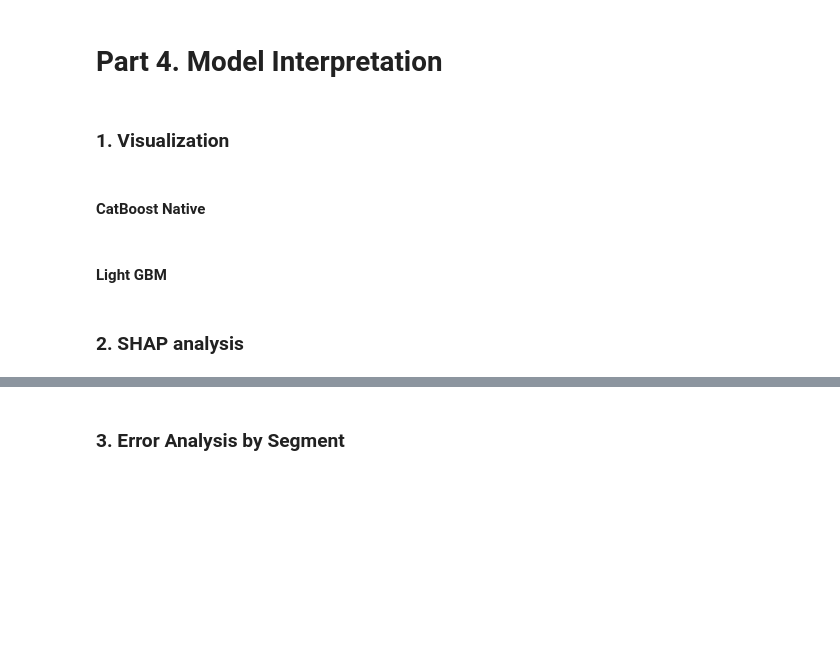
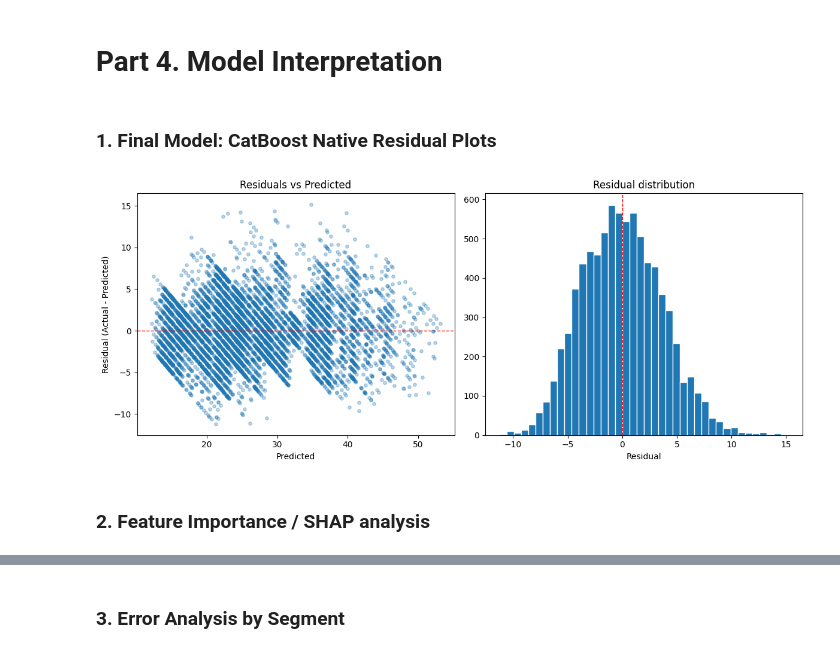
Before and after one commit to SJSUCMPE257/food-delivery-time-prediction, a Jupyter notebook: notebooks/Annas-experiment.ipynb, the cells around one changed output, grey strips where cells are left out. Cells and saved outputs as stored; diff of their text form; code cells hidden in the pictures; blank space fills up the shorter version.

Commit message:
Add model intepretation

```diff
--- a/notebooks/Annas-experiment.ipynb
+++ b/notebooks/Annas-experiment.ipynb
@@ -1596,11 +1598,29 @@ CatBoost_Native       CatBoostRegressor        12  2.889   3.573 85.36%  12.39%
 MLP                        MLPRegressor        24  2.877   3.576 85.33%  12.18%   3.056    3.804 83.41%   12.88%
 # %% [markdown]
 # Part 4. Model Interpretation
-# %% [markdown]
-### 1. Visualization
 # %% [markdown]
-#### CatBoost Native
+### 1. Final Model: CatBoost Native Residual Plots
-# %% [markdown]
-#### Light GBM
+# %%
+residuals = y_test_clean - cat_native_final_result['out_pred']
+
+fig, axes = plt.subplots(1, 2, figsize=(12, 5))
+
+# Residuals vs predicted — check for patterns (heteroscedasticity, bias)
+axes[0].scatter(cat_native_final_result['out_pred'], residuals, alpha=0.3, s=15)
+axes[0].axhline(0, color='r', linestyle='--', linewidth=1)
+axes[0].set_xlabel('Predicted')
+axes[0].set_ylabel('Residual (Actual - Predicted)')
+axes[0].set_title('Residuals vs Predicted')
+
+# Residual distribution — check for normality/skew
+axes[1].hist(residuals, bins=40, edgecolor='white')
+axes[1].axvline(0, color='r', linestyle='--', linewidth=1)
+axes[1].set_xlabel('Residual')
+axes[1].set_title('Residual distribution')
+
+plt.tight_layout()
+plt.show()
+# %% [output]
+[figure, added]
 # %% [markdown]
-### 2. SHAP analysis
+### 2. Feature Importance / SHAP analysis
```
Also changed, not shown: parts of 12 cells of this notebook, 5 other files.
